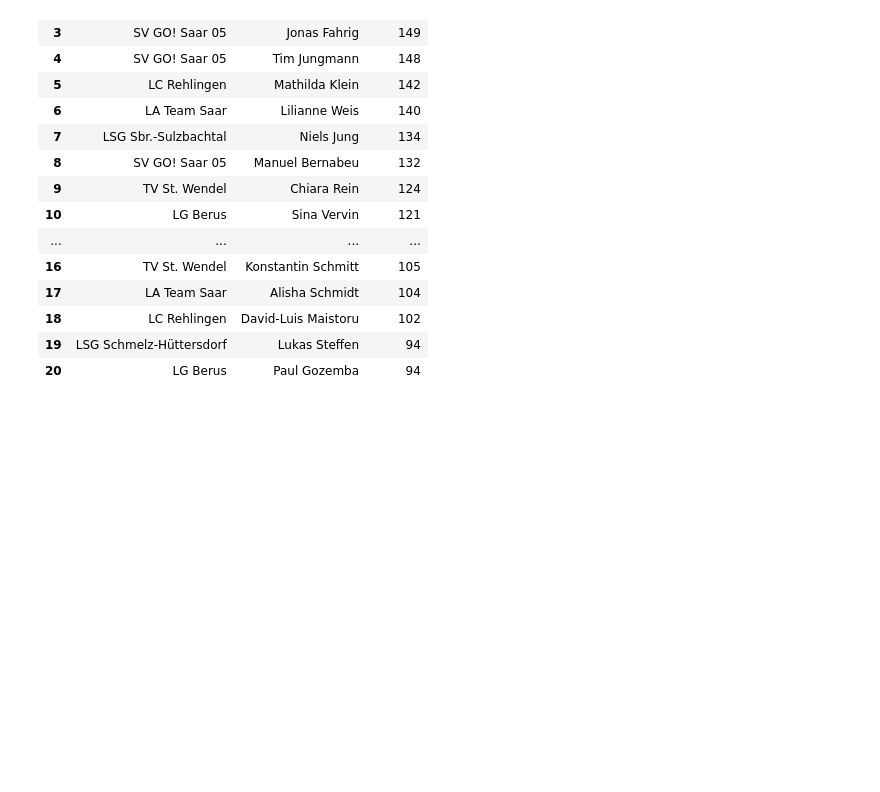
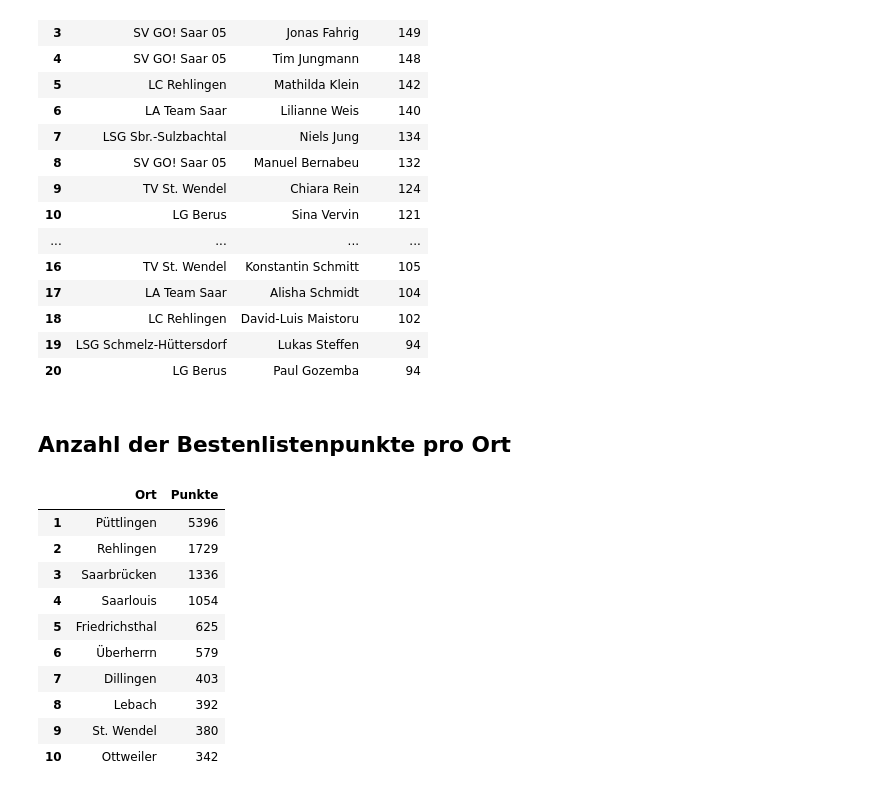
Before and after one commit to nimarion/slb, a Jupyter notebook: top10.ipynb, the cells around one changed output. Saved outputs shown, nothing was run; the diff lists cells and outputs as text; code cells hidden in the pictures; blank space fills up the shorter version.

```diff
--- a/top10.ipynb
+++ b/top10.ipynb
@@ -88,3 +89,25 @@ display(rankedData.head(20))
 | 18 | LC Rehlingen | David-Luis Maistoru | 102 |
 | 19 | LSG Schmelz-Hüttersdorf | Lukas Steffen | 94 |
 | 20 | LG Berus | Paul Gozemba | 94 |
+# %% [markdown]
+## Anzahl der Bestenlistenpunkte pro Ort
+# %%
+top_10_point_locations = data.drop_duplicates(subset=['ageGroup', 'club', 'discipline', 'result', 'teamResult', 'place', 'location', 'date'])
+top_10_point_locations = top_10_point_locations.groupby('location')['points'].sum().reset_index()
+top_10_point_locations = top_10_point_locations.sort_values(by='points', ascending=False)
+top_10_point_locations = top_10_point_locations.reset_index(drop=True)
+top_10_point_locations = top_10_point_locations.rename(columns={'location': 'Ort', 'points': 'Punkte'})
+top_10_point_locations.index += 1
+display(top_10_point_locations.head(10))
+# %% [output]
+|  | Ort | Punkte |
+| 1 | Püttlingen | 5396 |
+| 2 | Rehlingen | 1729 |
+| 3 | Saarbrücken | 1336 |
+| 4 | Saarlouis | 1054 |
+| 5 | Friedrichsthal | 625 |
+| 6 | Überherrn | 579 |
+| 7 | Dillingen | 403 |
+| 8 | Lebach | 392 |
+| 9 | St. Wendel | 380 |
+| 10 | Ottweiler | 342 |
```
Also changed, not shown: parts of 5 cells of this notebook, 3 other files.
